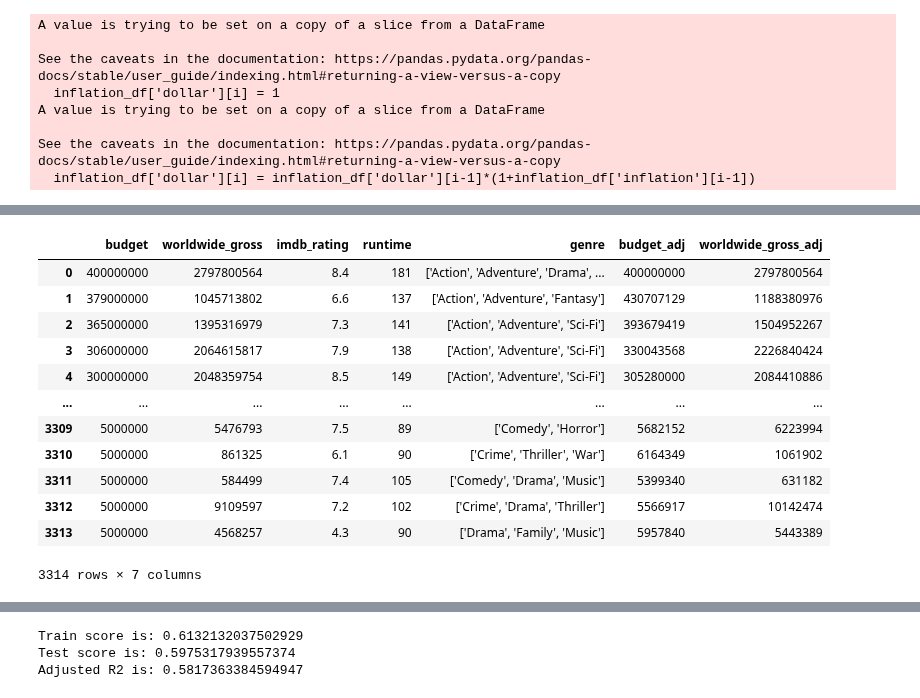
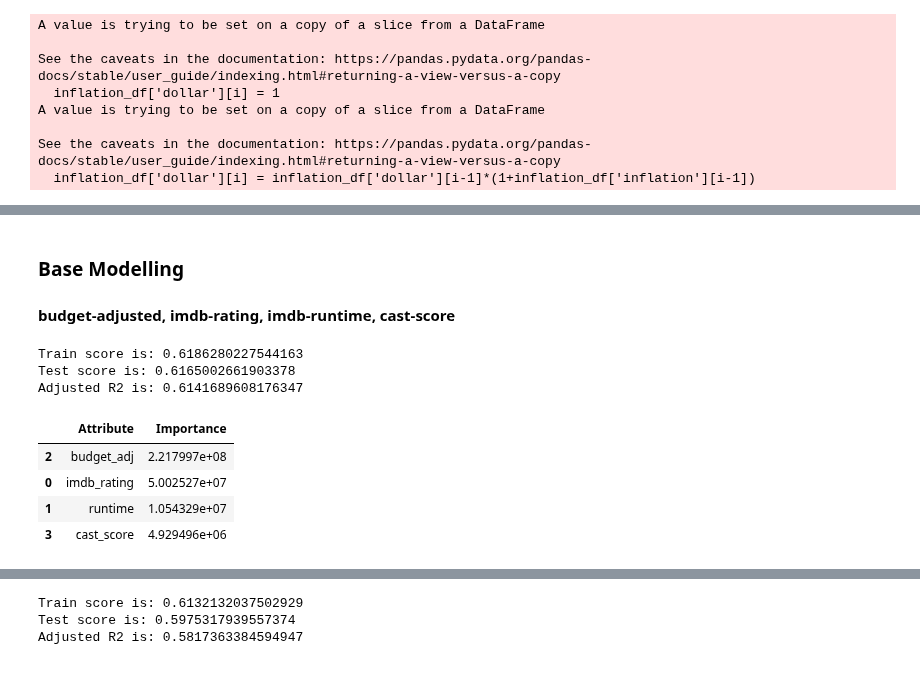
Before and after one commit to lmbauyeung/Final_Project, a Jupyter notebook: Modelling.ipynb, the cells around one changed output, grey strips where cells are left out. Drawn from its saved outputs; the diff is of its cells as text; code cells hidden in the pictures.

```diff
--- a/Modelling.ipynb
+++ b/Modelling.ipynb
@@ -90,16 +111,3 @@ imdb_full_info_df.drop(columns=['release_date', 'domestic_gross', 'title', 'cast
-# %%
-imdb_full_info_df
-# %% [output]
-|  | budget | worldwide_gross | imdb_rating | runtime | genre | budget_adj | worldwide_gross_adj |
-| 0 | 400000000 | 2797800564 | 8.4 | 181 | ['Action', 'Adventure', 'Drama', ... | 400000000 | 2797800564 |
-| 1 | 379000000 | 1045713802 | 6.6 | 137 | ['Action', 'Adventure', 'Fantasy'] | 430707129 | 1188380976 |
-| 2 | 365000000 | 1395316979 | 7.3 | 141 | ['Action', 'Adventure', 'Sci-Fi'] | 393679419 | 1504952267 |
-| 3 | 306000000 | 2064615817 | 7.9 | 138 | ['Action', 'Adventure', 'Sci-Fi'] | 330043568 | 2226840424 |
-| 4 | 300000000 | 2048359754 | 8.5 | 149 | ['Action', 'Adventure', 'Sci-Fi'] | 305280000 | 2084410886 |
-| ... | ... | ... | ... | ... | ... | ... | ... |
-| 3309 | 5000000 | 5476793 | 7.5 | 89 | ['Comedy', 'Horror'] | 5682152 | 6223994 |
-| 3310 | 5000000 | 861325 | 6.1 | 90 | ['Crime', 'Thriller', 'War'] | 6164349 | 1061902 |
-| 3311 | 5000000 | 584499 | 7.4 | 105 | ['Comedy', 'Drama', 'Music'] | 5399340 | 631182 |
-| 3312 | 5000000 | 9109597 | 7.2 | 102 | ['Crime', 'Drama', 'Thriller'] | 5566917 | 10142474 |
-| 3313 | 5000000 | 4568257 | 4.3 | 90 | ['Drama', 'Family', 'Music'] | 5957840 | 5443389 |
-3314 rows × 7 columns
+# %% [markdown]
+### Base Modelling
+#### budget-adjusted, imdb-rating, imdb-runtime, cast-score
@@ -105,0 +132,11 @@ imdb_full_info_df
+# %%
+modelling(imdb_full_info_df.drop(['worldwide_gross_adj', 'genre', 'budget', 'worldwide_gross'], axis=1), imdb_full_info_df['worldwide_gross_adj'], LinearRegression())
+# %% [output]
+Train score is: 0.6186280227544163
+Test score is: 0.6165002661903378
+Adjusted R2 is: 0.6141689608176347
+|  | Attribute | Importance |
+| 2 | budget_adj | 2.217997e+08 |
+| 0 | imdb_rating | 5.002527e+07 |
+| 1 | runtime | 1.054329e+07 |
+| 3 | cast_score | 4.929496e+06 |
```
Also changed, not shown: parts of 13 cells of this notebook, 1 other file.
